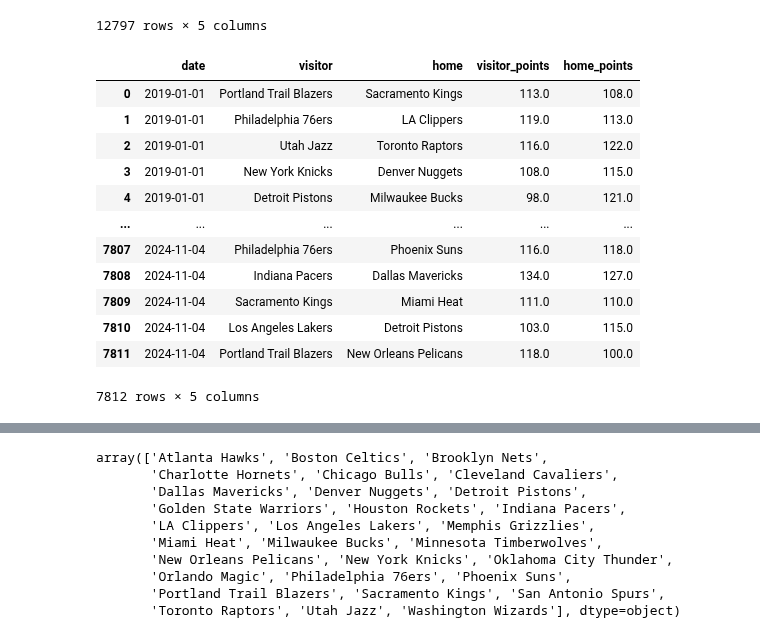
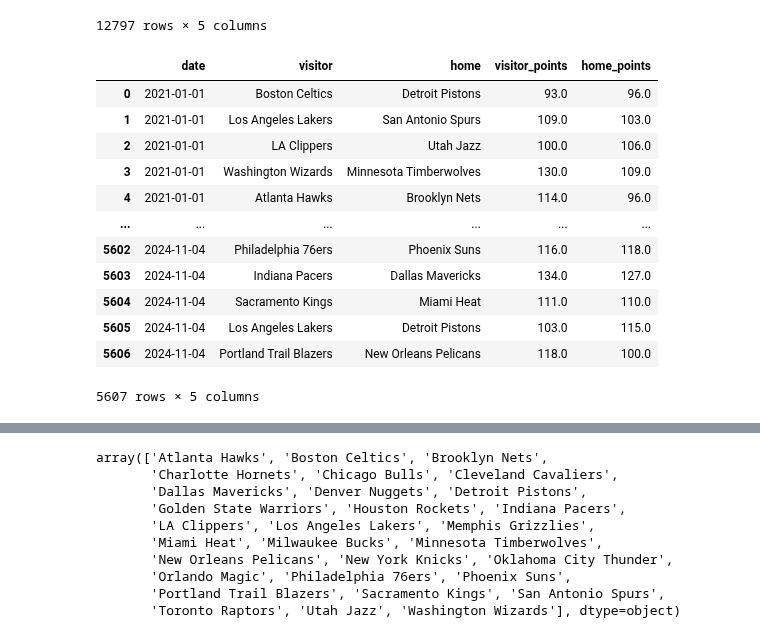
Before and after one commit to VincentGordon-Data-Analyst/nba-api, a Jupyter notebook: betting_analysis.ipynb, the cells around one changed output, grey strips where cells are left out. Saved outputs shown, nothing was run; the diff lists cells and outputs as text; code cells hidden in the pictures.

```diff
--- a/betting_analysis.ipynb
+++ b/betting_analysis.ipynb
@@ -22,33 +22,33 @@ df
 | 12796 | 2024-11-04 | Portland Trail Blazers | New Orleans Pelicans | 118.0 | 100.0 |
 12797 rows × 5 columns
 # %%
-# Take games between 2019 and current year
-start_year = 2019
+# Take games between chosen years
+start_year = 2021
 current_year = dt.datetime.now().year
 
 # Convert to datetime data type
 df['date'] = pd.to_datetime(df['date'], errors='coerce')
 
 # Filtered the dataframe for games between start year and current year
 filtered_df = df[(df['date'].dt.year >= start_year) & (df['date'].dt.year <= current_year)]
 
 # Reset data frame
 filtered_df = filtered_df.reset_index(drop=True)
 filtered_df
 # %% [output]
 |  | date | visitor | home | visitor_points | home_points |
-| 0 | 2019-01-01 | Portland Trail Blazers | Sacramento Kings | 113.0 | 108.0 |
-| 1 | 2019-01-01 | Philadelphia 76ers | LA Clippers | 119.0 | 113.0 |
-| 2 | 2019-01-01 | Utah Jazz | Toronto Raptors | 116.0 | 122.0 |
-| 3 | 2019-01-01 | New York Knicks | Denver Nuggets | 108.0 | 115.0 |
-| 4 | 2019-01-01 | Detroit Pistons | Milwaukee Bucks | 98.0 | 121.0 |
+| 0 | 2021-01-01 | Boston Celtics | Detroit Pistons | 93.0 | 96.0 |
+| 1 | 2021-01-01 | Los Angeles Lakers | San Antonio Spurs | 109.0 | 103.0 |
+| 2 | 2021-01-01 | LA Clippers | Utah Jazz | 100.0 | 106.0 |
+| 3 | 2021-01-01 | Washington Wizards | Minnesota Timberwolves | 130.0 | 109.0 |
+| 4 | 2021-01-01 | Atlanta Hawks | Brooklyn Nets | 114.0 | 96.0 |
 | ... | ... | ... | ... | ... | ... |
-| 7807 | 2024-11-04 | Philadelphia 76ers | Phoenix Suns | 116.0 | 118.0 |
-| 7808 | 2024-11-04 | Indiana Pacers | Dallas Mavericks | 134.0 | 127.0 |
-| 7809 | 2024-11-04 | Sacramento Kings | Miami Heat | 111.0 | 110.0 |
-| 7810 | 2024-11-04 | Los Angeles Lakers | Detroit Pistons | 103.0 | 115.0 |
-| 7811 | 2024-11-04 | Portland Trail Blazers | New Orleans Pelicans | 118.0 | 100.0 |
+| 5602 | 2024-11-04 | Philadelphia 76ers | Phoenix Suns | 116.0 | 118.0 |
+| 5603 | 2024-11-04 | Indiana Pacers | Dallas Mavericks | 134.0 | 127.0 |
+| 5604 | 2024-11-04 | Sacramento Kings | Miami Heat | 111.0 | 110.0 |
+| 5605 | 2024-11-04 | Los Angeles Lakers | Detroit Pistons | 103.0 | 115.0 |
+| 5606 | 2024-11-04 | Portland Trail Blazers | New Orleans Pelicans | 118.0 | 100.0 |
-7812 rows × 5 columns
+5607 rows × 5 columns
 # %%
 def possible_outcome(dataframe, away_team, home_team, first_line):
     # Filter the dataframe for the specific matchup
```
Also changed, not shown: parts of 2 cells of this notebook.
